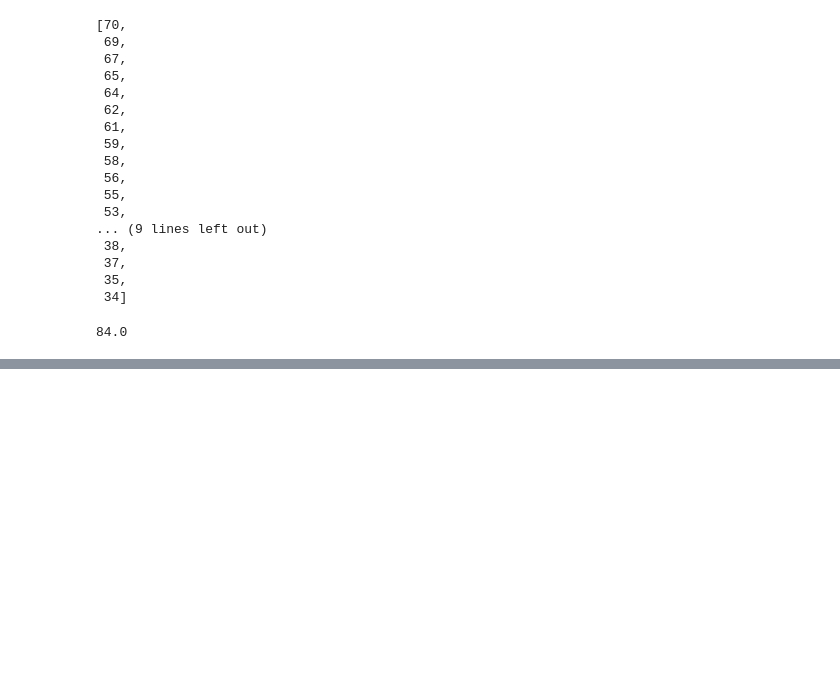
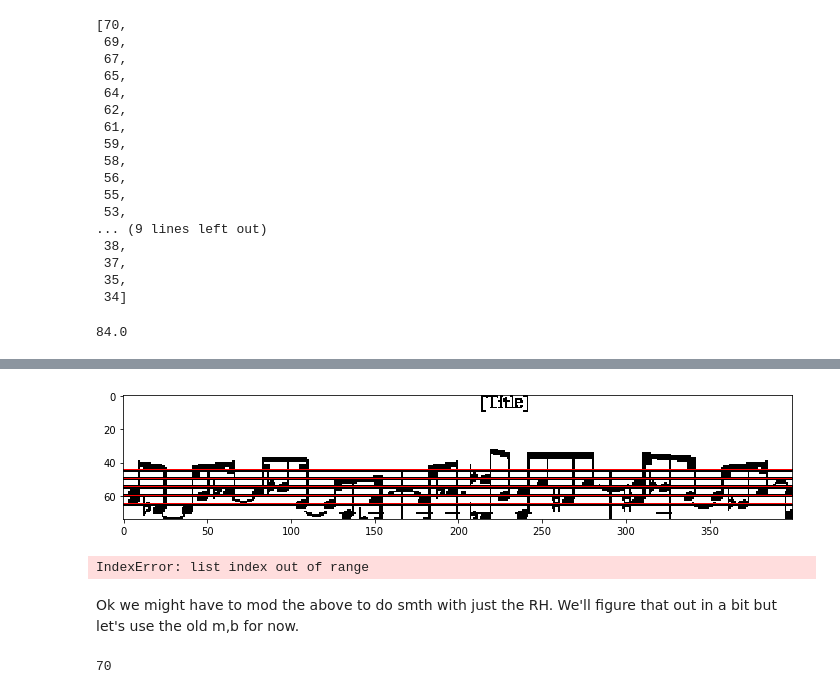
Before and after one commit to db7894/sheet_id, a Jupyter notebook: Summer2018/try_one_page_strip.ipynb, the cells around one changed output, grey strips where cells are left out. Cells and saved outputs as stored; diff of their text form; code cells hidden in the pictures; blank space fills up the shorter version.

```diff
--- a/Summer2018/try_one_page_strip.ipynb
+++ b/Summer2018/try_one_page_strip.ipynb
@@ -408,0 +417,2 @@ getNoteVal(67)
+# %%
+rightHand = s[0:74, :]
@@ -408,0 +421,16 @@ getNoteVal(67)
+# %%
+rhLines = [44, 49, 54, 59, 64]
+# %%
+showImage(rightHand[:, 0:400])
+for line in rhLines:
+    plt.axhline(y=line, color='r', linewidth=1)
+plt.show()
+# %% [output]
+[figure, added]
+# %%
+breakpt = np.int(np.round(.5*(rhLines[4]+rhLines[5])))
+m, b = estimateMidiNum2PixelRowMapping(s[0:breakpt,:], rhLines[0:5], 'right')
+# %% [output]
+IndexError: list index out of range
+# %% [markdown]
+Ok we might have to mod the above to do smth with just the RH. We'll figure that out in a bit but let's use the old m,b for now.
@@ -408,0 +439,4 @@ getNoteVal(67)
+# %%
+estC4
+# %% [output]
+70
```
Also changed, not shown: parts of 14 cells of this notebook.
